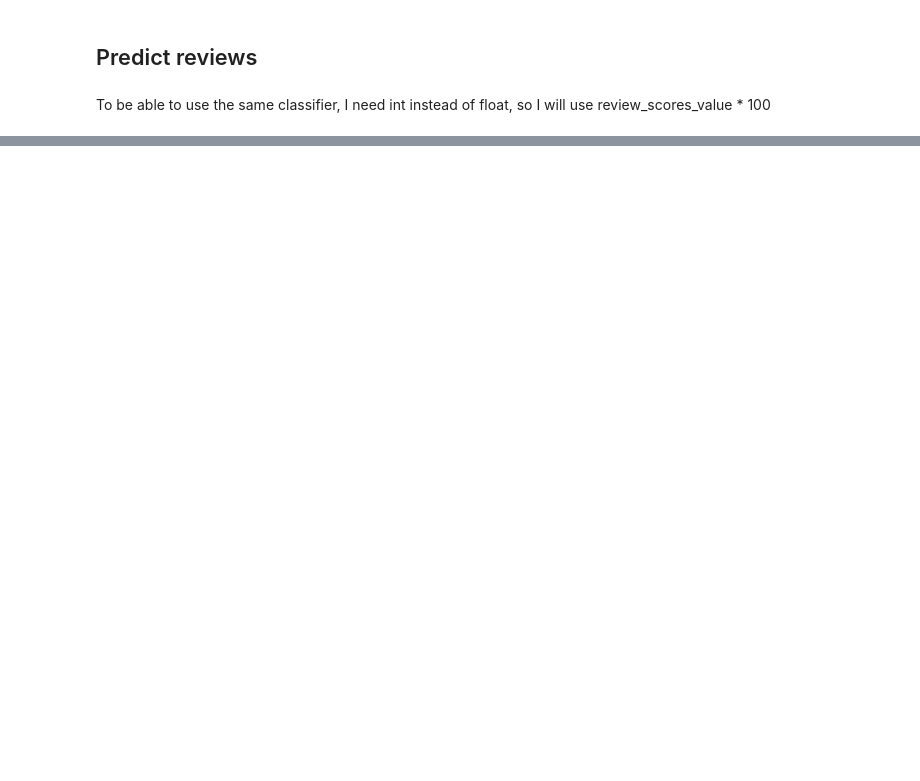
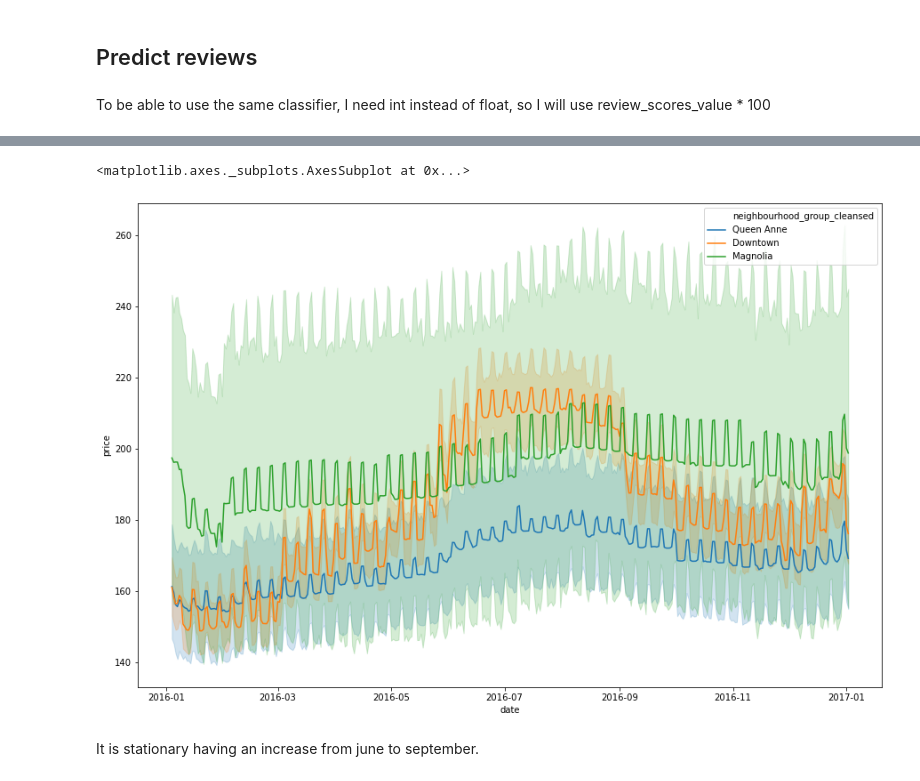
Before and after one commit to alejandrosierramartinez/airbnbseattledataset, a Jupyter notebook: seattle_AirBNB.ipynb, the cells around one changed output, grey strips where cells are left out. Drawn from its saved outputs; the diff is of its cells as text; code cells hidden in the pictures; blank space fills up the shorter version.

```diff
--- a/seattle_AirBNB.ipynb
+++ b/seattle_AirBNB.ipynb
@@ -431,0 +522,10 @@ Accuracy: 0.7023144453312051
+# %%
+merged_df = merged_df.query("(neighbourhood_group_cleansed == 'Magnolia') or (neighbourhood_group_cleansed =='Downtown') or (neighbourhood_group_cleansed == 'Queen Anne')")
+# %%
+plt.figure(figsize = [15, 10])
+sb.lineplot(data=merged_df, x="date", y="price", hue="neighbourhood_group_cleansed")
+# %% [output]
+<matplotlib.axes._subplots.AxesSubplot at 0x...>
+[figure, added]
+# %% [markdown]
+It is stationary having an increase from june to september.
```
Also changed, not shown: parts of 22 cells of this notebook.
